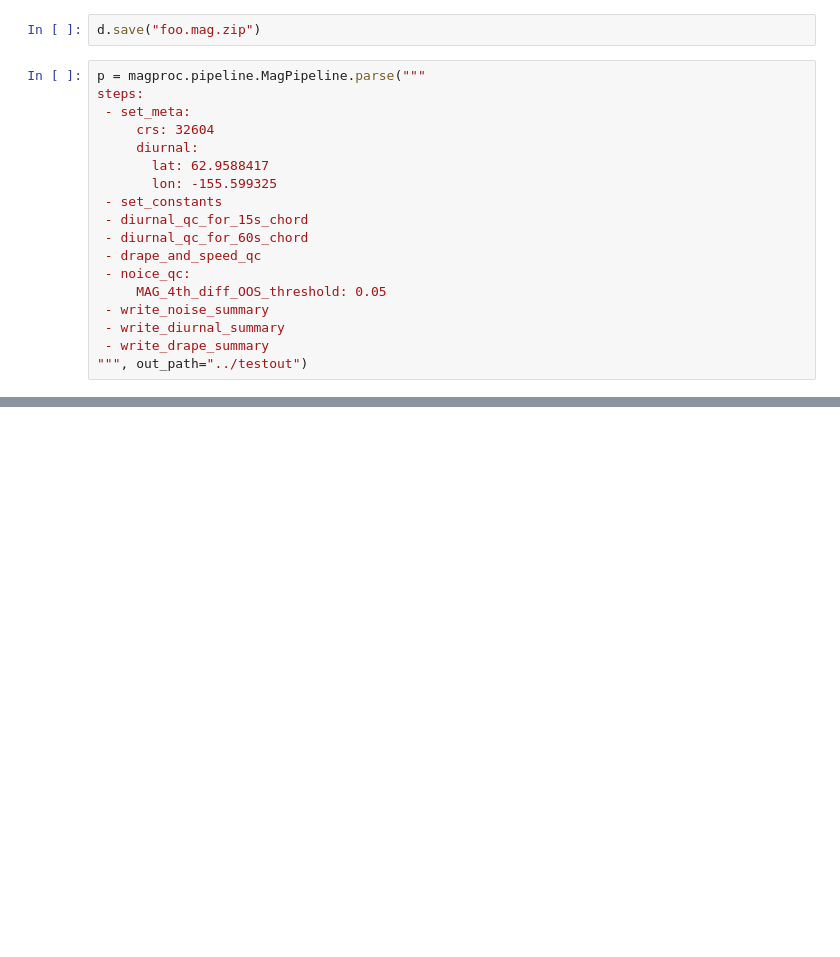
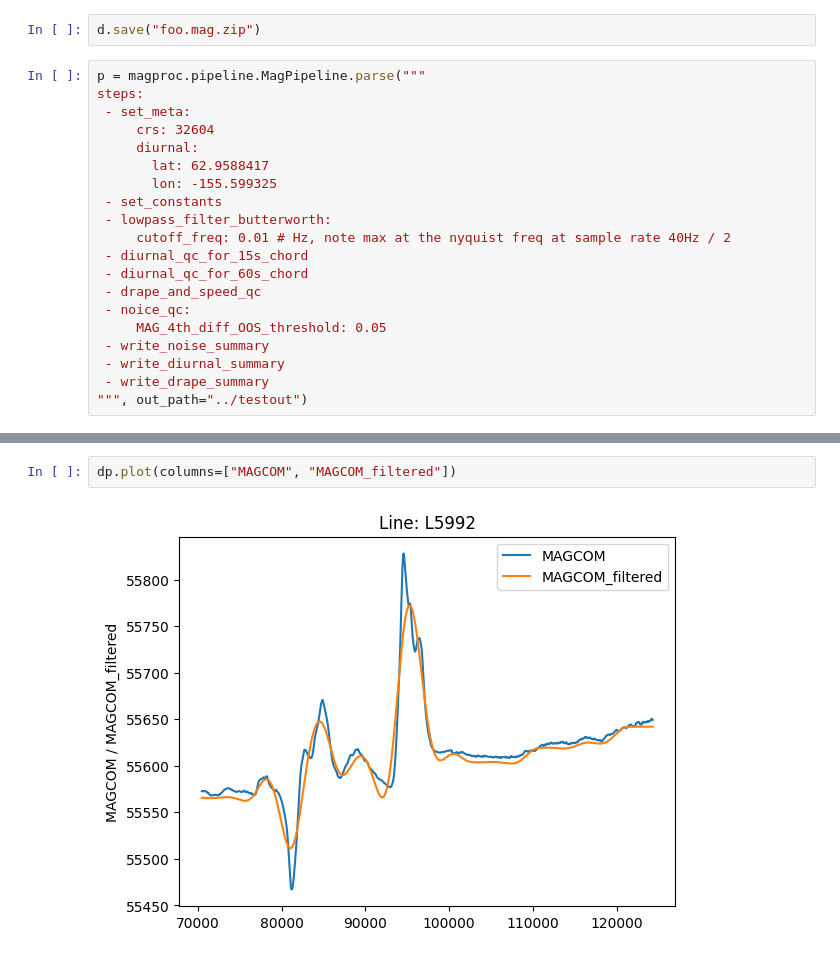
Before and after one commit to eipetersen-alaska-geophysics/OM_DGGS_python_extensions, a Jupyter notebook: Example.ipynb, the cells around one changed output, grey strips where cells are left out. Drawn from its saved outputs; the diff is of its cells as text; blank space fills up the shorter version.

Commit message:
Added low/high/bandpass filters

```diff
--- a/Example.ipynb
+++ b/Example.ipynb
@@ -30,6 +51,8 @@ steps:
        lat: 62.9588417
        lon: -155.599325
  - set_constants
+ - lowpass_filter_butterworth:
+     cutoff_freq: 0.01 # Hz, note max at the nyquist freq at sample rate 40Hz / 2
  - diurnal_qc_for_15s_chord
  - diurnal_qc_for_60s_chord
  - drape_and_speed_qc
@@ -60,0 +99,4 @@ dp.plot()
+# %%
+dp.plot(columns=["MAGCOM", "MAGCOM_filtered"])
+# %% [output]
+[figure, added]
```
Also changed, not shown: parts of 5 cells of this notebook, 4 other files.
